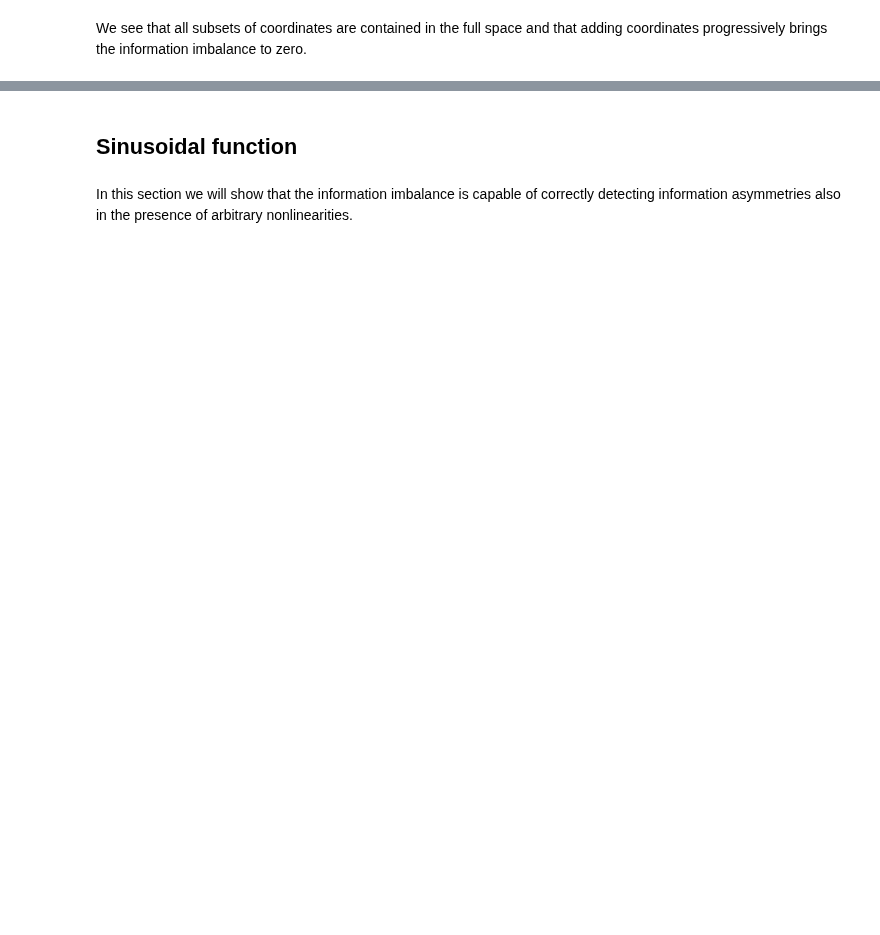
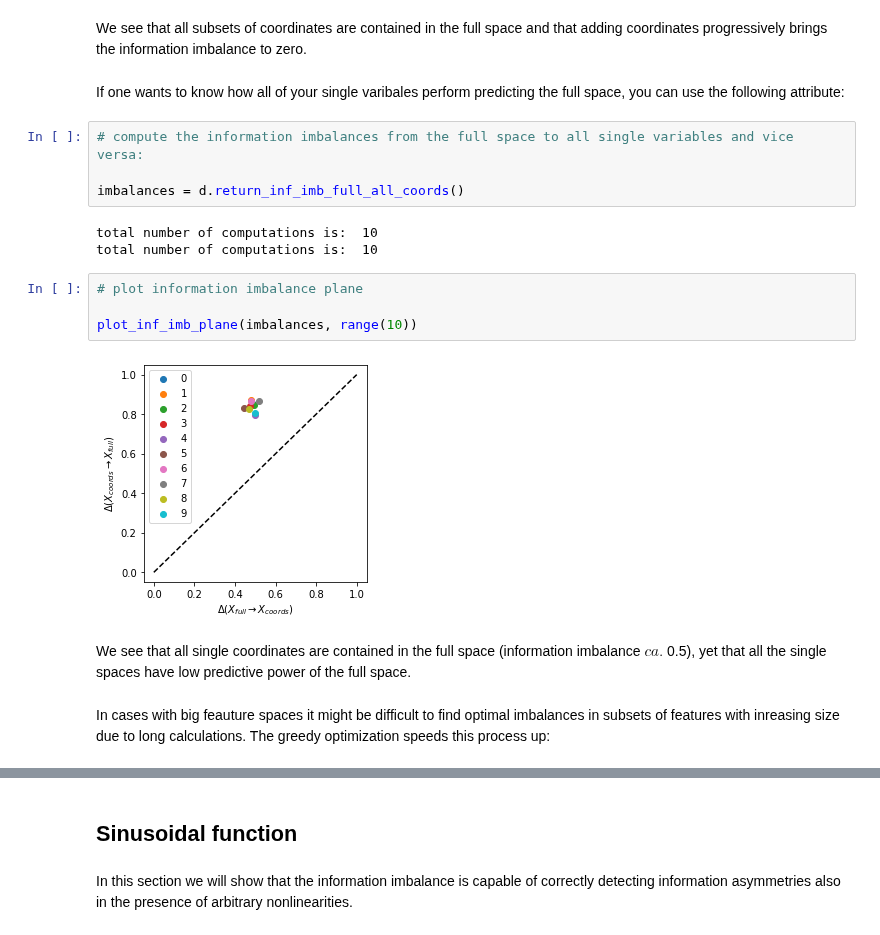
Before and after one commit to sissa-data-science/DADApy, a Jupyter notebook: examples/notebook_on_information_imbalance.ipynb, the cells around one changed output, grey strips where cells are left out. Cells and saved outputs as stored; diff of their text form; blank space fills up the shorter version.

Commit message:
Added all inf imb functions to tutorial
But now the notebook is long and confusing. Any ideas, e.g. titles, to structure it more?

```diff
--- a/examples/notebook_on_information_imbalance.ipynb
+++ b/examples/notebook_on_information_imbalance.ipynb
@@ -147,2 +160,21 @@ plot_inf_imb_plane(imbalances, coord_list)
 # %% [markdown]
 We see that all subsets of coordinates are contained in the full space and that adding coordinates progressively brings the information imbalance to zero.
+# %% [markdown]
+If one wants to know how all of your single varibales perform predicting the full space, you can use the following attribute:
+# %%
+# compute the information imbalances from the full space to all single variables and vice versa:
+
+imbalances = d.return_inf_imb_full_all_coords()
+# %% [output]
+total number of computations is:  10
+total number of computations is:  10
+# %%
+# plot information imbalance plane
+
+plot_inf_imb_plane(imbalances, range(10))
+# %% [output]
+[figure, added]
+# %% [markdown]
+We see that all single coordinates are contained in the full space (information imbalance $ca.$ 0.5), yet that all the single spaces have low predictive power of the full space.
+# %% [markdown]
+In cases with big feauture spaces it might be difficult to find optimal imbalances in subsets of features with inreasing size due to long calculations. The greedy optimization speeds this process up:
```
Also changed, not shown: parts of 42 cells of this notebook.
